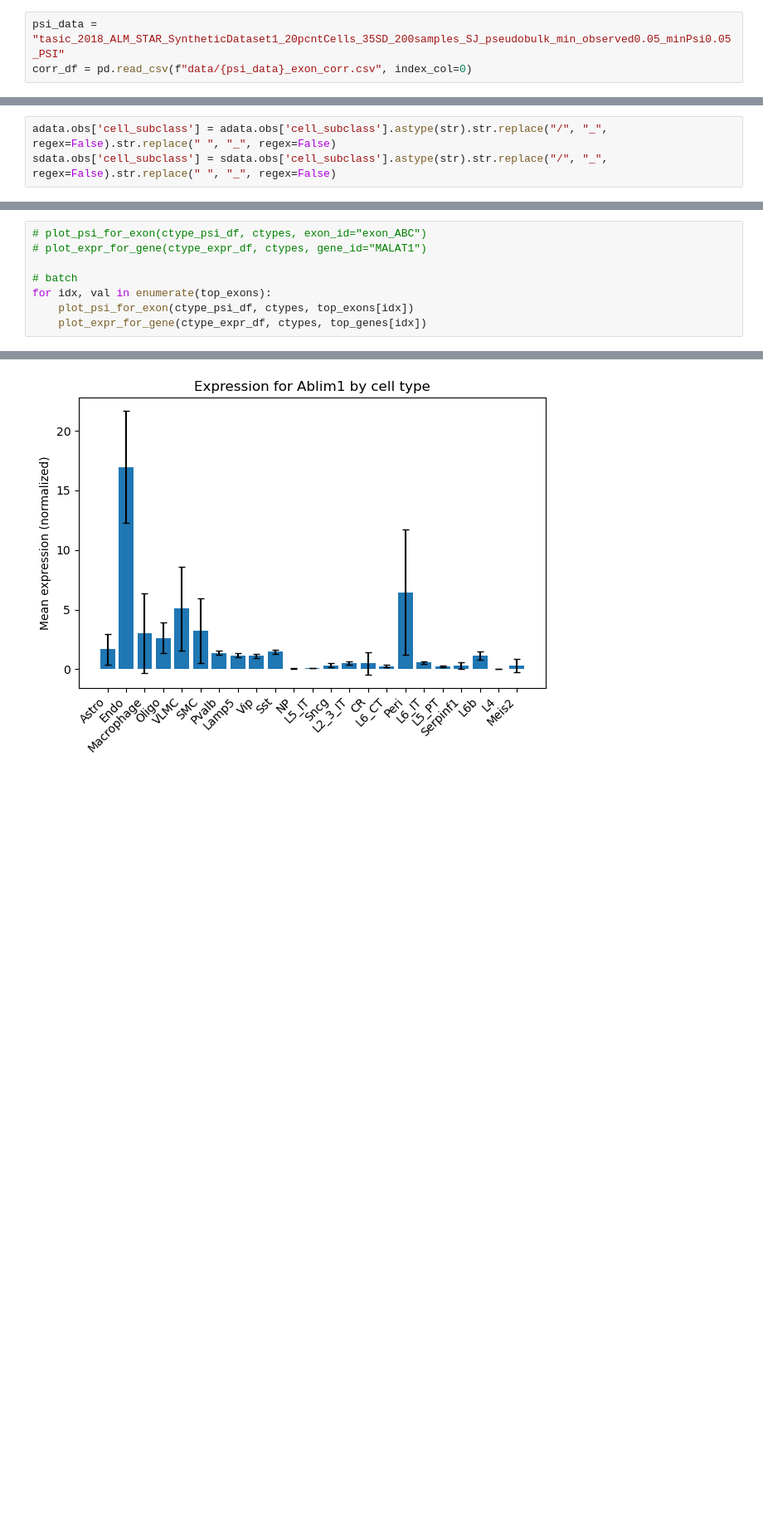
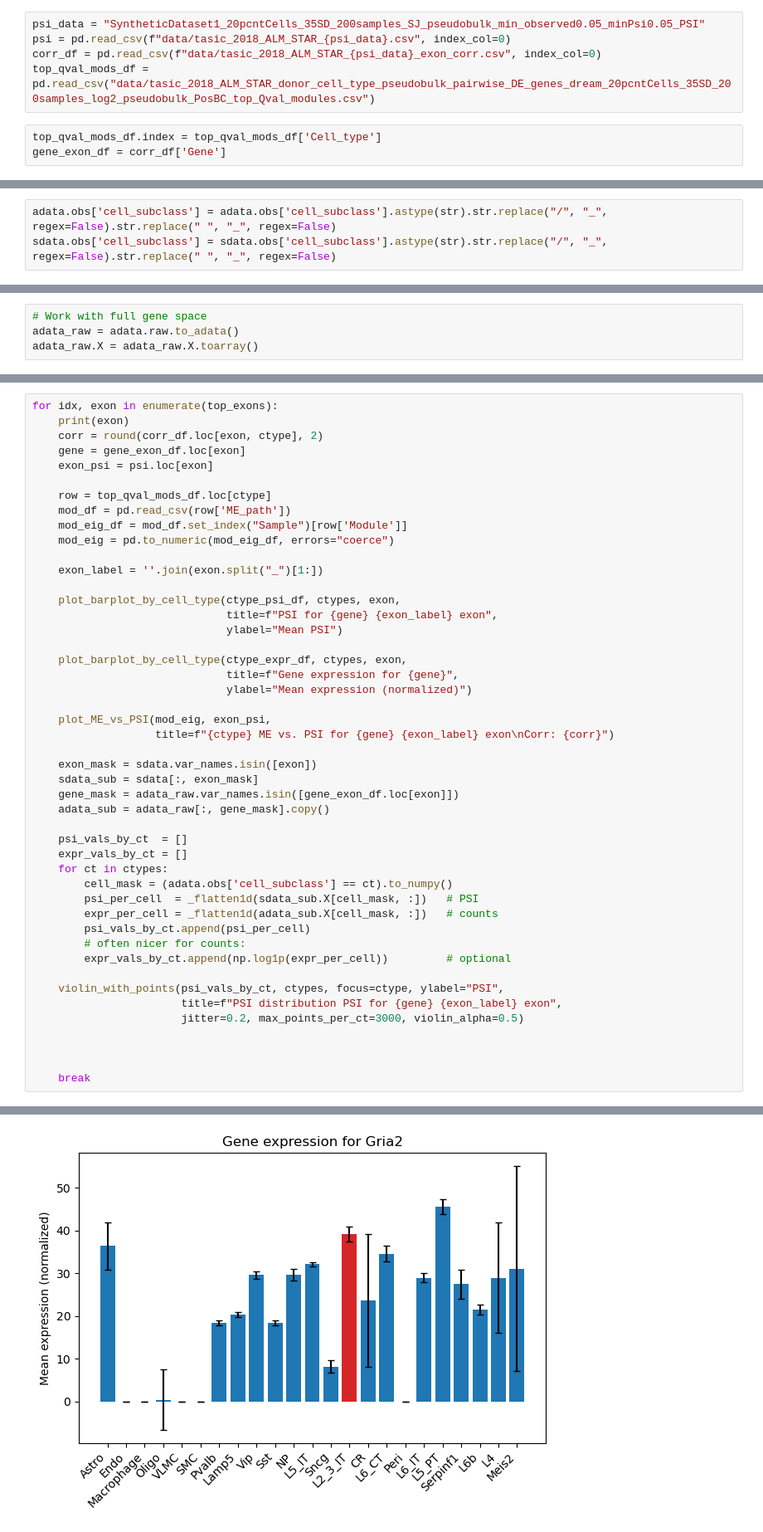
Before and after one commit to reliscu/pseudobulk_splicing_tasic_2018_mouse_ALM, a Jupyter notebook: 13_correlated_exon_stats.ipynb, the cells around one changed output, grey strips where cells are left out. Shown: that part at 83% size. Drawn from its saved outputs; the diff is of its cells as text; blank space fills up the shorter version.

Commit message:
making plots to visualize exon PSI vs. cell type results

```diff
--- a/13_correlated_exon_stats.ipynb
+++ b/13_correlated_exon_stats.ipynb
@@ -10,4 +12,9 @@ import matplotlib.pyplot as plt
 # %%
-psi_data = "tasic_2018_ALM_STAR_SyntheticDataset1_20pcntCells_35SD_200samples_SJ_pseudobulk_min_observed0.05_minPsi0.05_PSI"
-corr_df = pd.read_csv(f"data/{psi_data}_exon_corr.csv", index_col=0)
+psi_data = "SyntheticDataset1_20pcntCells_35SD_200samples_SJ_pseudobulk_min_observed0.05_minPsi0.05_PSI"
+psi = pd.read_csv(f"data/tasic_2018_ALM_STAR_{psi_data}.csv", index_col=0)
+corr_df = pd.read_csv(f"data/tasic_2018_ALM_STAR_{psi_data}_exon_corr.csv", index_col=0)
+top_qval_mods_df = pd.read_csv("data/tasic_2018_ALM_STAR_donor_cell_type_pseudobulk_pairwise_DE_genes_dream_20pcntCells_35SD_200samples_log2_pseudobulk_PosBC_top_Qval_modules.csv")
+# %%
+top_qval_mods_df.index = top_qval_mods_df['Cell_type']
+gene_exon_df = corr_df['Gene']
 # %%
@@ -25,2 +28,6 @@ sum(adata.obs_names == sdata.obs_names)
+# %%
+# Work with full gene space
+adata_raw = adata.raw.to_adata()
+adata_raw.X = adata_raw.X.toarray()
 # %%
 ctypes = corr_df.columns[1:]
@@ -140,9 +179,48 @@ def plot_expr_for_gene(ctype_expr_df, ctypes, gene_id, out=None):
 # %%
-# plot_psi_for_exon(ctype_psi_df, ctypes, exon_id="exon_ABC")
-# plot_expr_for_gene(ctype_expr_df, ctypes, gene_id="MALAT1")
+for idx, exon in enumerate(top_exons):
+    print(exon)
+    corr = round(corr_df.loc[exon, ctype], 2)
+    gene = gene_exon_df.loc[exon]
+    exon_psi = psi.loc[exon]
 
-# batch
-for idx, val in enumerate(top_exons):
-    plot_psi_for_exon(ctype_psi_df, ctypes, top_exons[idx])
-    plot_expr_for_gene(ctype_expr_df, ctypes, top_genes[idx])
+    row = top_qval_mods_df.loc[ctype]
+    mod_df = pd.read_csv(row['ME_path'])
+    mod_eig_df = mod_df.set_index("Sample")[row['Module']]
+    mod_eig = pd.to_numeric(mod_eig_df, errors="coerce")
+
+    exon_label = ''.join(exon.split("_")[1:])
+
+    plot_barplot_by_cell_type(ctype_psi_df, ctypes, exon,
+                              title=f"PSI for {gene} {exon_label} exon",
+                              ylabel="Mean PSI")
+
+    plot_barplot_by_cell_type(ctype_expr_df, ctypes, exon,
+                              title=f"Gene expression for {gene}",
+                              ylabel="Mean expression (normalized)")
+
+    plot_ME_vs_PSI(mod_eig, exon_psi,
+                   title=f"{ctype} ME vs. PSI for {gene} {exon_label} exon\nCorr: {corr}")
+
+    exon_mask = sdata.var_names.isin([exon])
+    sdata_sub = sdata[:, exon_mask]
+    gene_mask = adata_raw.var_names.isin([gene_exon_df.loc[exon]])
+    adata_sub = adata_raw[:, gene_mask].copy()
+
+    psi_vals_by_ct  = []
+    expr_vals_by_ct = []
+    for ct in ctypes:
+        cell_mask = (adata.obs['cell_subclass'] == ct).to_numpy()
+        psi_per_cell  = _flatten1d(sdata_sub.X[cell_mask, :])   # PSI
+        expr_per_cell = _flatten1d(adata_sub.X[cell_mask, :])   # counts
+        psi_vals_by_ct.append(psi_per_cell)
+        # often nicer for counts:
+        expr_vals_by_ct.append(np.log1p(expr_per_cell))         # optional
+
+    violin_with_points(psi_vals_by_ct, ctypes, focus=ctype, ylabel="PSI",
+                       title=f"PSI distribution PSI for {gene} {exon_label} exon",
+                       jitter=0.2, max_points_per_ct=3000, violin_alpha=0.5)
+
+
+
+    break
 # %% [output]
@@ -150 +229 @@ for idx, val in enumerate(top_exons):
-[figure, old version]
+[figure, new version]
```
Also changed, not shown: parts of 14 cells of this notebook, 1 other file.
